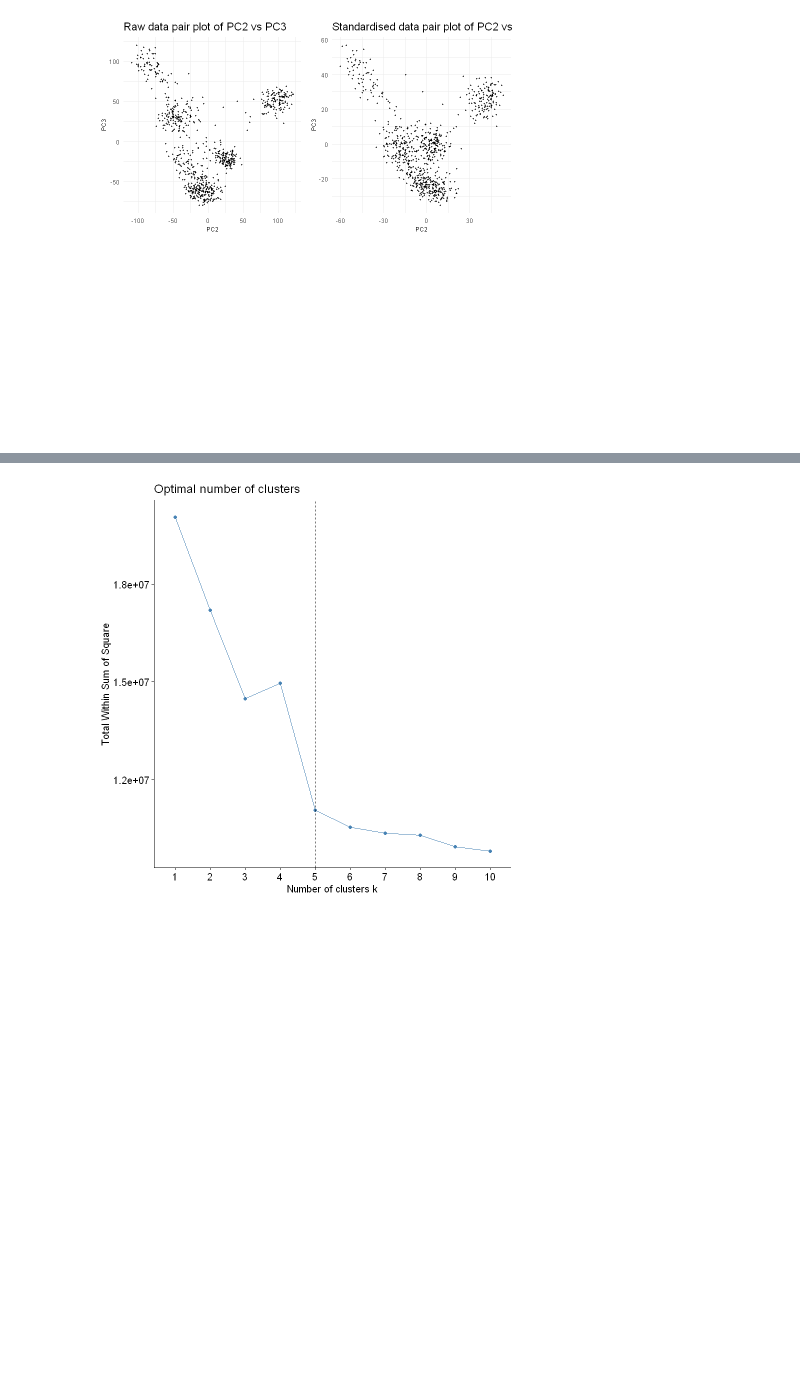
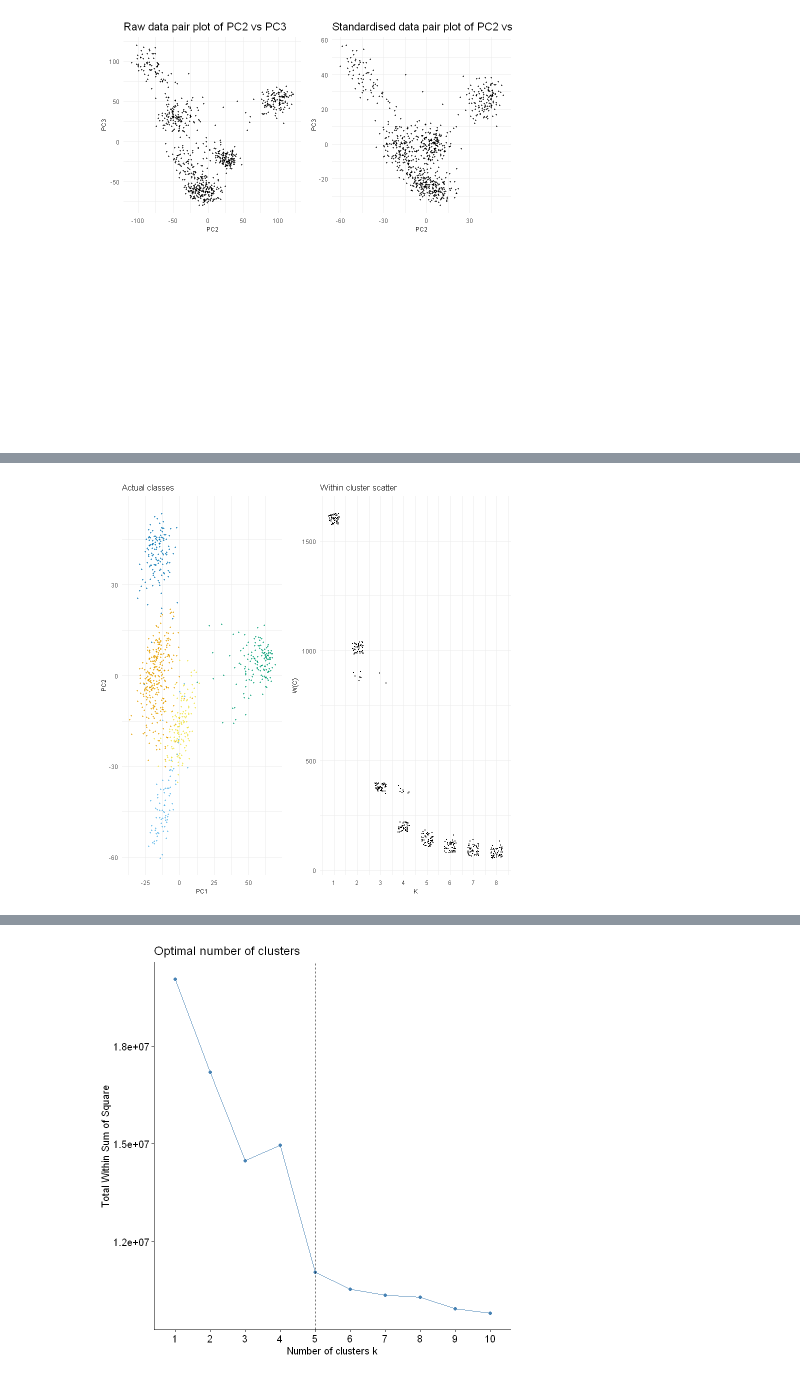
Before and after one commit to Iris-GR/Big-Data-AIM-Projects, a Jupyter notebook: Mercedes_trying_rebeckas_demo_code.ipynb, the cells around one changed output, grey strips where cells are left out. Saved outputs shown, nothing was run; the diff lists cells and outputs as text; code cells hidden in the pictures; blank space fills up the shorter version.

```diff
--- a/Mercedes_trying_rebeckas_demo_code.ipynb
+++ b/Mercedes_trying_rebeckas_demo_code.ipynb
@@ -511,0 +734,61 @@ Warning message:
+# %%
+# From lecture 6a code
+
+# Extract features and classes
+X_test <- as.matrix(X)
+classes <- as_vector(labels) %>% unname
+
+# PCA on features (Same as above)
+X_svd <- svd(scale(X_test))
+X_proj <- scale(X_test) %*% X_svd$v[,1:2]
+
+data_plot <- tibble(
+  wine = classes,
+  PC1 = X_proj[,1],
+  PC2 = X_proj[,2])
+
+p1 <- ggplot(data_plot) +
+  geom_point(aes(x = PC1, y = PC2, colour = wine), size = 0.5) +
+  scale_colour_manual(values = cbPalette[-1], guide = "none") +
+  theme_minimal() +
+  theme(
+    plot.title = element_text(size = 10),
+    axis.title = element_text(size = 7),
+    axis.text = element_text(size = 7)) +
+  ggtitle("Actual classes")
+
+# Run kmeans repeatedly for different number of clusters but also to
+# capture variability with different staring centres
+
+# Rerun 50 times:
+B <- 50
+
+# Maximumum of 8 clusters:
+Kmax <- 8
+within_scatter <- lapply(1:Kmax, function(K) {
+  sapply(1:B, function(i) {
+    kmeans(scale(X_proj), centers = K)$tot.withinss
+  })
+}) %>% do.call(rbind, .) %>%
+  cbind(1:Kmax, .)
+colnames(within_scatter) <- c("K", sprintf("rep%d", 1:B))
+
+data_scatter_plot <- as_tibble(within_scatter) %>%
+  gather(rep, value, -K) %>%
+  mutate(rep = as.integer(str_replace(rep, "rep", "")))
+
+p2 <- ggplot(data_scatter_plot) +
+  geom_jitter(aes(x = K, y = value), size = 0.1, height = 25, width = 0.25) +
+  scale_x_continuous(breaks = 1:10) +
+  scale_y_continuous(TeX("$W(C)$")) +
+  theme_minimal() +
+  theme(
+    plot.title = element_text(size = 10),
+    axis.title = element_text(size = 7),
+    axis.text = element_text(size = 7)) +
+  ggtitle("Within cluster scatter")
+
+ggpubr::ggarrange(
+  p1, p2, ncol = 2, widths = c(1, 1.2))
+# %% [output]
+[figure, added]
```
Also changed, not shown: parts of 48 cells of this notebook.
